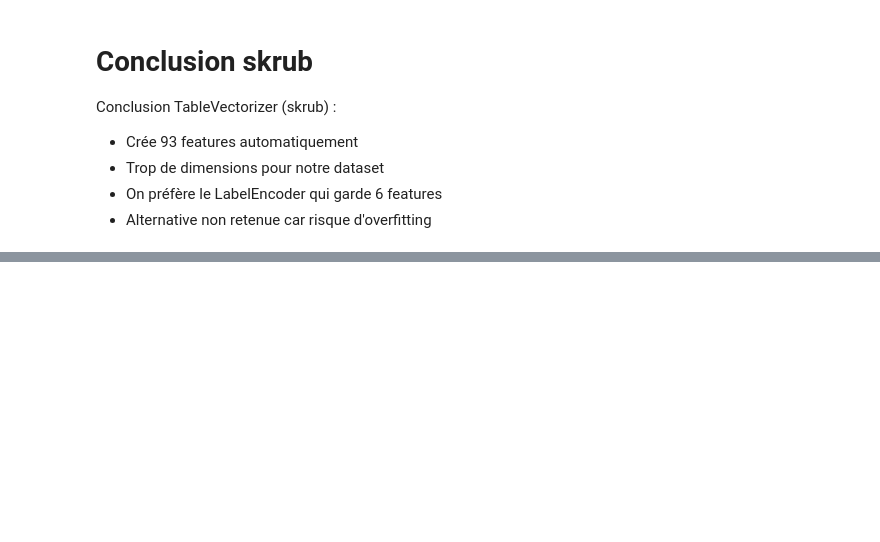
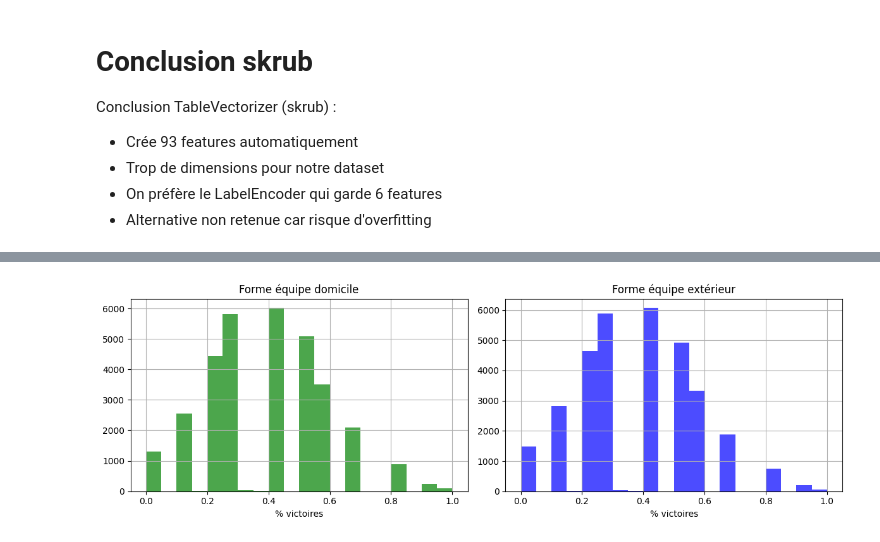
Before and after one commit to Maxoudr/ml-poc-project, a Jupyter notebook: notebooks/data_exploration.ipynb, the cells around one changed output, grey strips where cells are left out. Drawn from its saved outputs; the diff is of its cells as text; code cells hidden in the pictures; blank space fills up the shorter version.

Commit message:
feat: add home_form and away_form features

```diff
--- a/notebooks/data_exploration.ipynb
+++ b/notebooks/data_exploration.ipynb
@@ -366,0 +394,17 @@ Conclusion TableVectorizer (skrub) :
+# %%
+# Appliquer à tout le dataset
+print("Calcul en cours... (peut prendre 2-3 minutes)")
+
+results_recent_copy = results_recent.copy()
+results_recent_copy['date'] = results_recent_copy['date'].astype(str)
+
+results_recent_copy['home_form'] = results_recent_copy.apply(
+    lambda row: get_recent_form(row['home_team'], row['date']), axis=1
+)
+
+results_recent_copy['away_form'] = results_recent_copy.apply(
+    lambda row: get_recent_form(row['away_team'], row['date']), axis=1
+)
+
+print("Terminé !")
+print(results_recent_copy[['home_team', 'away_team', 'home_form', 'away_form']].head())
@@ -366,0 +420,16 @@ Conclusion TableVectorizer (skrub) :
+# %%
+# Distribution de la forme des équipes
+fig, axes = plt.subplots(1, 2, figsize=(12, 4))
+
+results_recent_copy['home_form'].hist(ax=axes[0], bins=20, color='green', alpha=0.7)
+axes[0].set_title('Forme équipe domicile')
+axes[0].set_xlabel('% victoires')
+
+results_recent_copy['away_form'].hist(ax=axes[1], bins=20, color='blue', alpha=0.7)
+axes[1].set_title('Forme équipe extérieur')
+axes[1].set_xlabel('% victoires')
+
+plt.tight_layout()
+plt.show()
+# %% [output]
+[figure, added]
```
Also changed, not shown: parts of 2 cells of this notebook, 1 other file.
